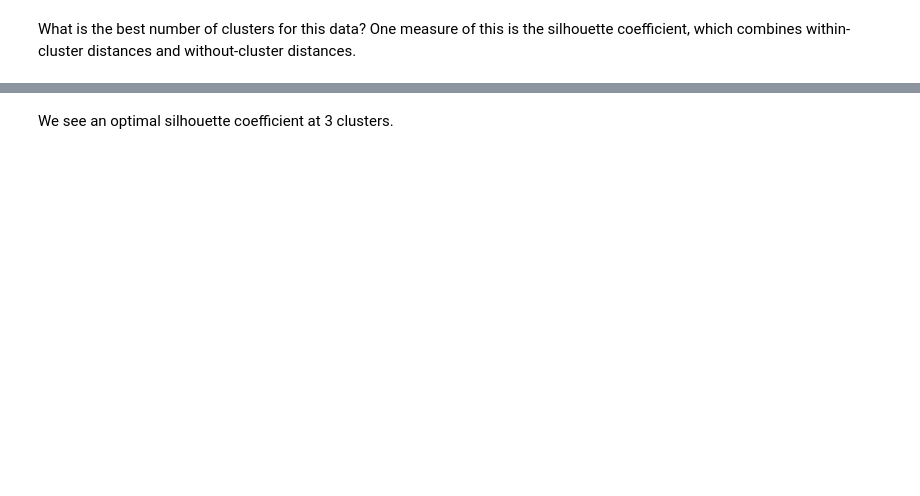
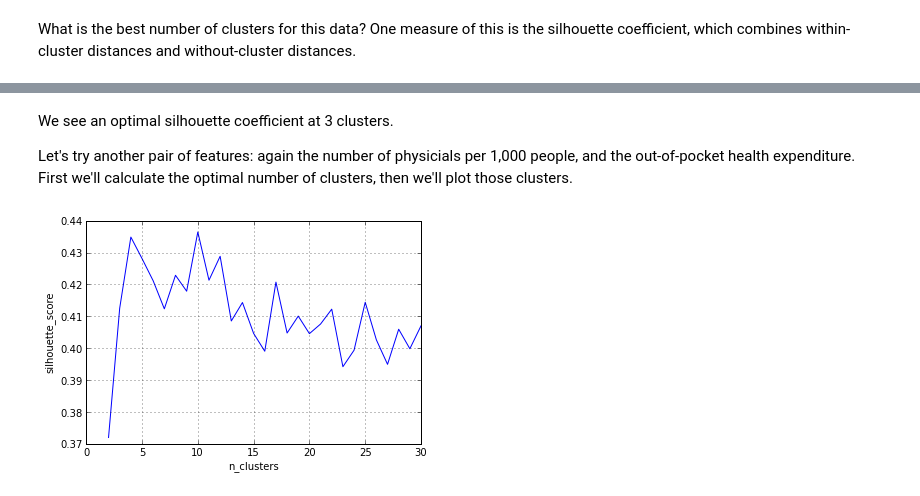
Before and after one commit to dennisobrien/GeneralAssemblyDataScience2013, a Jupyter notebook: HomeworkAssignment_05/ClusteringHealth.ipynb, the cells around one changed output, grey strips where cells are left out. Drawn from its saved outputs; the diff is of its cells as text; code cells hidden in the pictures; blank space fills up the shorter version.

Commit message:
It is time to call the clustering assignment done. Added ideas for next steps. One more clustering example.

```diff
--- a/HomeworkAssignment_05/ClusteringHealth.ipynb
+++ b/HomeworkAssignment_05/ClusteringHealth.ipynb
@@ -264,2 +272,8 @@ get_optimal_clusters(df_2010_countries[['SH.MED.PHYS.ZS', 'SP.DYN.CDRT.IN']], sc
-# %% [markdown]
-We see an optimal silhouette coefficient at 3 clusters.
+# %% [markdown]
+We see an optimal silhouette coefficient at 3 clusters.
+
+Let's try another pair of features: again the number of physicials per 1,000 people, and the out-of-pocket health expenditure.  First we'll calculate the optimal number of clusters, then we'll plot those clusters.
+# %%
+get_optimal_clusters(df_2010_countries[['SH.MED.PHYS.ZS', 'SH.XPD.OOPC.TO.ZS']], scale_data=True)
+# %% [output]
+[figure, added]
```
Also changed, not shown: parts of 8 cells of this notebook.
